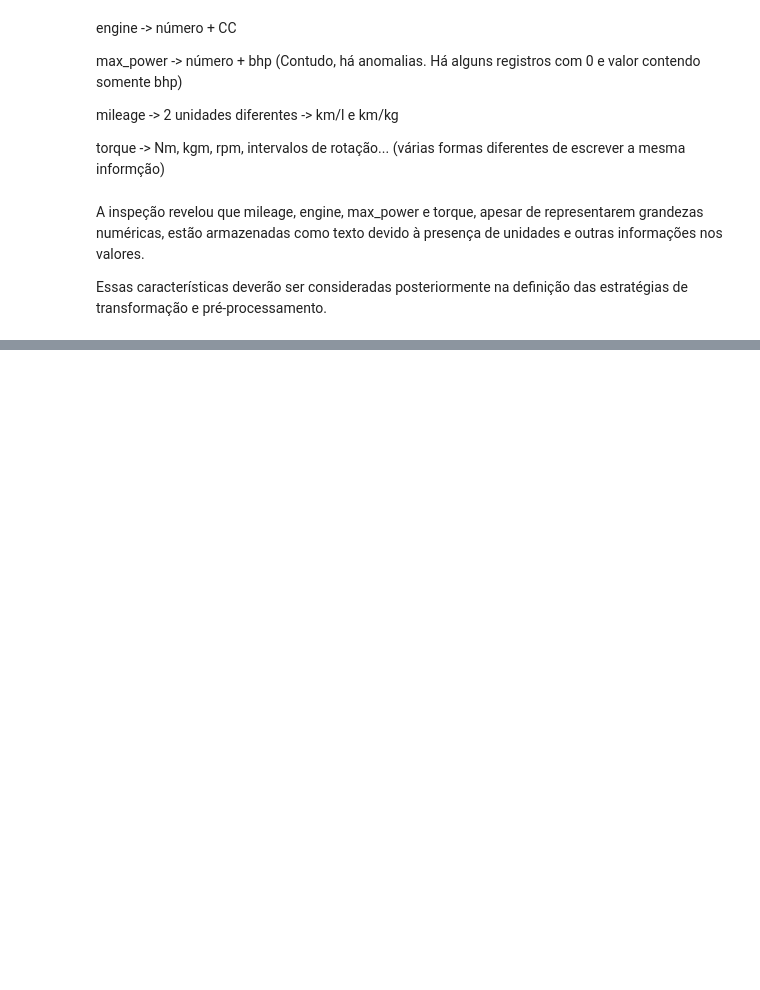
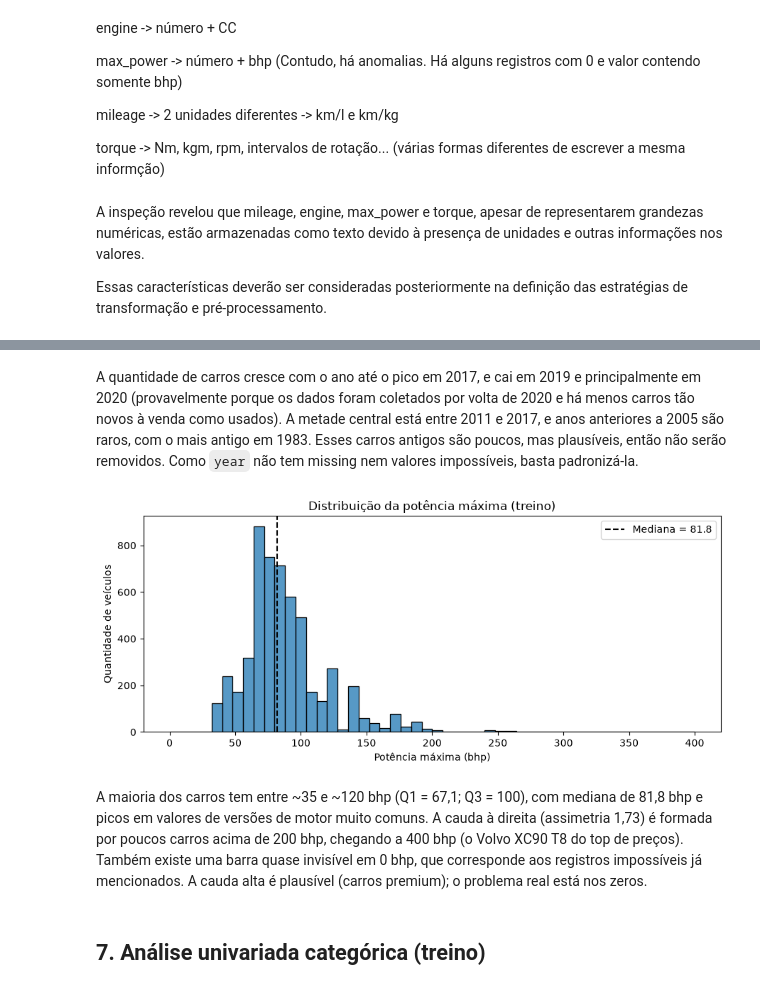
Before and after one commit to marcusmaia29/MachineLearning-projeto-estudo, a Jupyter notebook: projeto_p1.ipynb, the cells around one changed output, grey strips where cells are left out. Saved outputs shown, nothing was run; the diff lists cells and outputs as text; code cells hidden in the pictures; blank space fills up the shorter version.

```diff
--- a/projeto_p1.ipynb
+++ b/projeto_p1.ipynb
@@ -152,0 +712,10 @@ Essas características deverão ser consideradas posteriormente na definição d
+# %% [markdown]
+A quantidade de carros cresce com o ano até o pico em 2017, e cai em 2019 e principalmente em 2020 (provavelmente porque os dados foram coletados por volta de 2020 e há menos carros tão novos à venda como usados). A metade central está entre 2011 e 2017, e anos anteriores a 2005 são raros, com o mais antigo em 1983. Esses carros antigos são poucos, mas plausíveis, então não serão removidos. Como `year` não tem missing nem valores impossíveis, basta padronizá-la.
+# %%
+plot_histogram("max_power_bhp", "Distribuição da potência máxima (treino)", "Potência máxima (bhp)")
+# %% [output]
+[figure, added]
+# %% [markdown]
+A maioria dos carros tem entre ~35 e ~120 bhp (Q1 = 67,1; Q3 = 100), com mediana de 81,8 bhp e picos em valores de versões de motor muito comuns. A cauda à direita (assimetria 1,73) é formada por poucos carros acima de 200 bhp, chegando a 400 bhp (o Volvo XC90 T8 do top de preços). Também existe uma barra quase invisível em 0 bhp, que corresponde aos registros impossíveis já mencionados. A cauda alta é plausível (carros premium); o problema real está nos zeros.
+# %% [markdown]
+## 7. Análise univariada categórica (treino)
```
Also changed, not shown: parts of 110 cells of this notebook.
